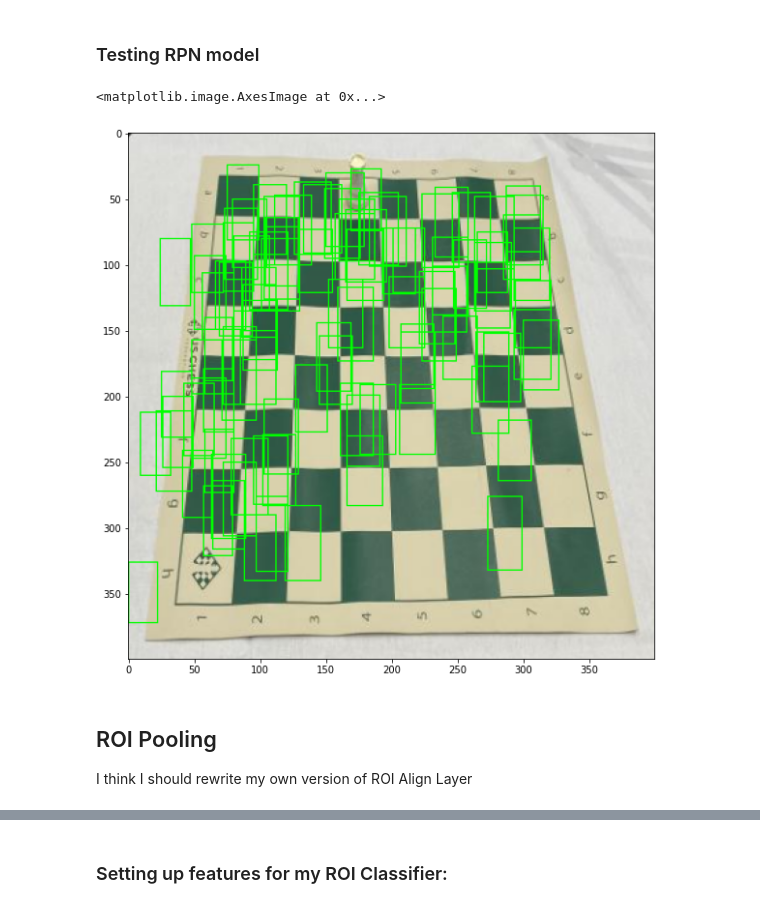
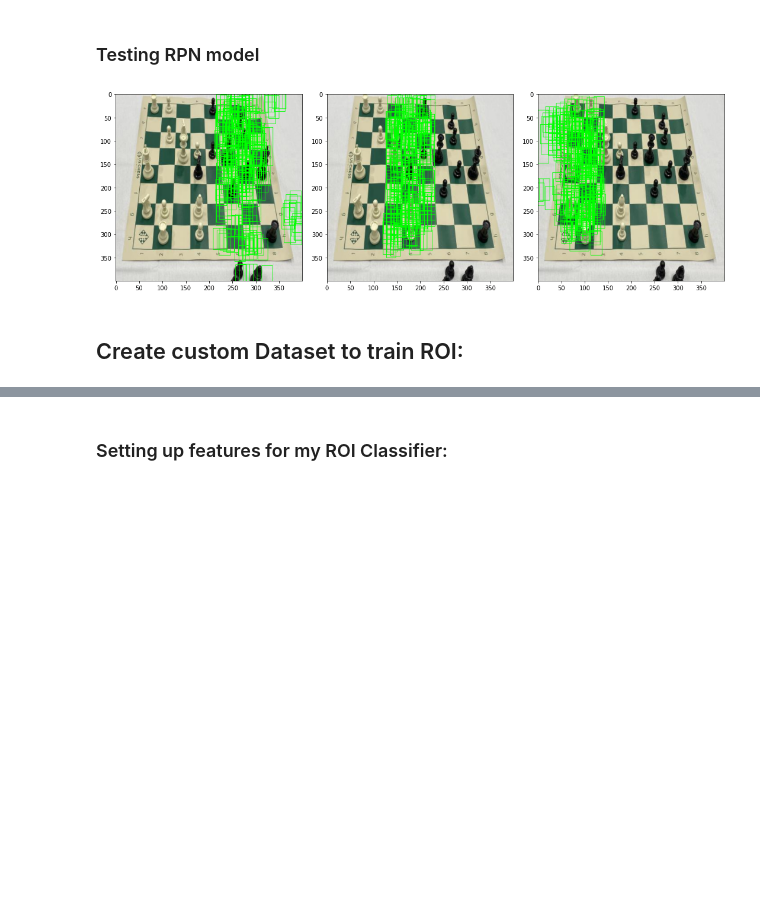
Before and after one commit to Combi2k2/Fast-RCNN-Lite, a Jupyter notebook: Fast_RCNN_Lite_v1_0_0.ipynb, the cells around one changed output, grey strips where cells are left out. Drawn from its saved outputs; the diff is of its cells as text; code cells hidden in the pictures; blank space fills up the shorter version.

```diff
--- a/Fast_RCNN_Lite_v1_0_0.ipynb
+++ b/Fast_RCNN_Lite_v1_0_0.ipynb
@@ -366,8 +316,7 @@ batch_size = 10
 learning_rate = 0.005
 # %%
-train_dl = DataLoader(train_ds, batch_size, shuffle = True, num_workers = 2, pin_memory = True)
-valid_dl = DataLoader(valid_ds, batch_size, shuffle = True, num_workers = 2, pin_memory = True)
-test_dl  = DataLoader(test_ds,  batch_size, shuffle = True, num_workers = 2, pin_memory = True)
+train_rpn_dl = DataLoader(train_rpn_ds, batch_size, shuffle = True, num_workers = 2, pin_memory = True)
+valid_rpn_dl = DataLoader(valid_rpn_ds, batch_size, shuffle = True, num_workers = 2, pin_memory = True)
 # %%
 n_anchor = 12 # number of anchor boxes having the center being the current point
 
@@ -401,6 +350,9 @@ class RPN_layer(nn.Module):
 # %%
 RPN_model = RPN_layer().to(device)
 optimizer = torch.optim.SGD(RPN_model.parameters(), lr = learning_rate)
+# %%
+epochs_RPN = []
+losses_RPN = []
 # %% [markdown]
 ## Start Training Loop:
 # %%
@@ -514,14 +474,14 @@ def Proposed_Regions(pred_anchor_locs_numpy, pred_anchor_score_numpy):
 nms_thresh = 0.7  # non-maximum supression (NMS)
 min_size   = 8
 # %%
-def NMS_filter(pred_locs, pred_score):
-    pred_locs  = pred_locs.permute(0, 2, 3, 1).contiguous().view(-1, 4)
-    pred_score = pred_score.permute(0, 2, 3, 1).contiguous().view(-1, 2)
+def NMS_filter(base_boxes, pred_locs, pred_score):
+    pred_locs  = pred_locs.contiguous().view(-1, 4)
+    pred_score = pred_score.contiguous().view(-1, 2)
 
     pred_anchor_locs_numpy  = pred_locs.cpu().data.numpy()
     pred_anchor_score_numpy = pred_score.cpu().data.numpy()[:, 1]
 
-    roi = Proposed_Regions(pred_anchor_locs_numpy, pred_anchor_score_numpy)
+    roi = Proposed_Regions(base_boxes, pred_anchor_locs_numpy)
 
     # elimiate proposed boxes which are too small
     hs = roi[:, 2] - roi[:, 0]
@@ -535,8 +495,8 @@ def NMS_filter(pred_locs, pred_score):
     # start NMS filter
     score = pred_anchor_score_numpy[keep]
     order = score.ravel().argsort()[::-1]
+    order = order[:1000]
 
-    order = order[:500]
     roi = roi[order, :]
 
     # Take all the roi boxes [roi_array]
@@ -566,7 +526,7 @@ def NMS_filter(pred_locs, pred_score):
         outer = areas[i] + areas[order[1:]] - inter
 
         ious = inter / outer
-        inds = np.where(ious <= nms_thresh)[0]
+        inds = np.where(ious < nms_thresh)[0]
 
         order = order[inds + 1]
 
@@ -575,36 +535,56 @@ def NMS_filter(pred_locs, pred_score):
 ### Testing RPN model
 # %%
 with torch.no_grad():
-    img = cv2.imread('/content/test/1c0060ef868bdc326ce5e6389cb6732f_jpg.rf.f02cd668d26a53d9bf001497992b3657.jpg')
+    img = cv2.imread('/content/test/a3863d0be6002c21b20ac88817b2c56f_jpg.rf.0413d5178136ace55f588df9556c060a.jpg')
 
     # calculate predicted label and locs
     img_clone = Image_Prep(img)
     img_clone = img_clone.unsqueeze(0).to(device)
 
     outmap = fe_extractor(img_clone)
     pred_locs, pred_score = RPN_model(outmap)
 
-    rois = NMS_filter(pred_locs, pred_score)
+    pred_locs = pred_locs.permute(0, 2, 3, 1)
+    pred_score = pred_score.permute(0, 2, 3, 1)
+
+    rois = NMS_filter(anchor_boxes, pred_locs, pred_score)
 
     # show the bounding box of predicted boxes:
     img = cv2.cvtColor(img, cv2.IMREAD_GRAYSCALE)
     img = cv2.cvtColor(img, cv2.COLOR_RGB2BGR)
     img = cv2.resize(img, dsize = (400, 400), interpolation = cv2.INTER_AREA)
 
-    index = np.arange(rois.shape[0])
-    index = np.random.choice(index, size = 100, replace = False)
 
-    rois = rois[index]
+    #show the most potential regions
+    fig, ax = plt.subplots(1, 3, figsize=(15,15))
+    fig.tight_layout()
 
-    for i in range(rois.shape[0]):
+    img_clone = img.copy()
+
+    for i in range(rois.shape[0] // 3):
         x1, y1, x2, y2 = rois[i]
-        cv2.rectangle(img, (x1, y1), (x2, y2), (0, 255, 0), 1)
+        cv2.rectangle(img_clone, (x1, y1), (x2, y2), (0, 255, 0), 1)
 
-plt.figure(figsize = (10, 10))
-plt.imshow(img)
+    ax[0].imshow(img_clone)
+
+    #show the regions which are less likely to contain chesspieces
+    img_clone = img.copy()
+
+    for i in range(rois.shape[0] // 3, 2 * rois.shape[0] // 3):
+        x1, y1, x2, y2 = rois[i]
+        cv2.rectangle(img_clone, (x1, y1), (x2, y2), (0, 255, 0), 1)
+
+    ax[1].imshow(img_clone)
+
+    #show the least potential regions
+    img_clone = img.copy()
+
+    for i in range(2 * rois.shape[0] // 3, rois.shape[0]):
+        x1, y1, x2, y2 = rois[i]
+        cv2.rectangle(img_clone, (x1, y1), (x2, y2), (0, 255, 0), 1)
+
+    ax[2].imshow(img_clone)
+
+plt.show()
 # %% [output]
-<matplotlib.image.AxesImage at 0x...>
-[figure, old version]
+[figure, new version]
-# %% [markdown]
-## ROI Pooling
-I think I should rewrite my own version of ROI Align Layer
@@ -613,0 +591,2 @@ adaptive_max_pool = nn.AdaptiveMaxPool2d(*dsize)
+# %% [markdown]
+## Create custom Dataset to train ROI:
```
Also changed, not shown: parts of 33 cells of this notebook, 10 other files.
